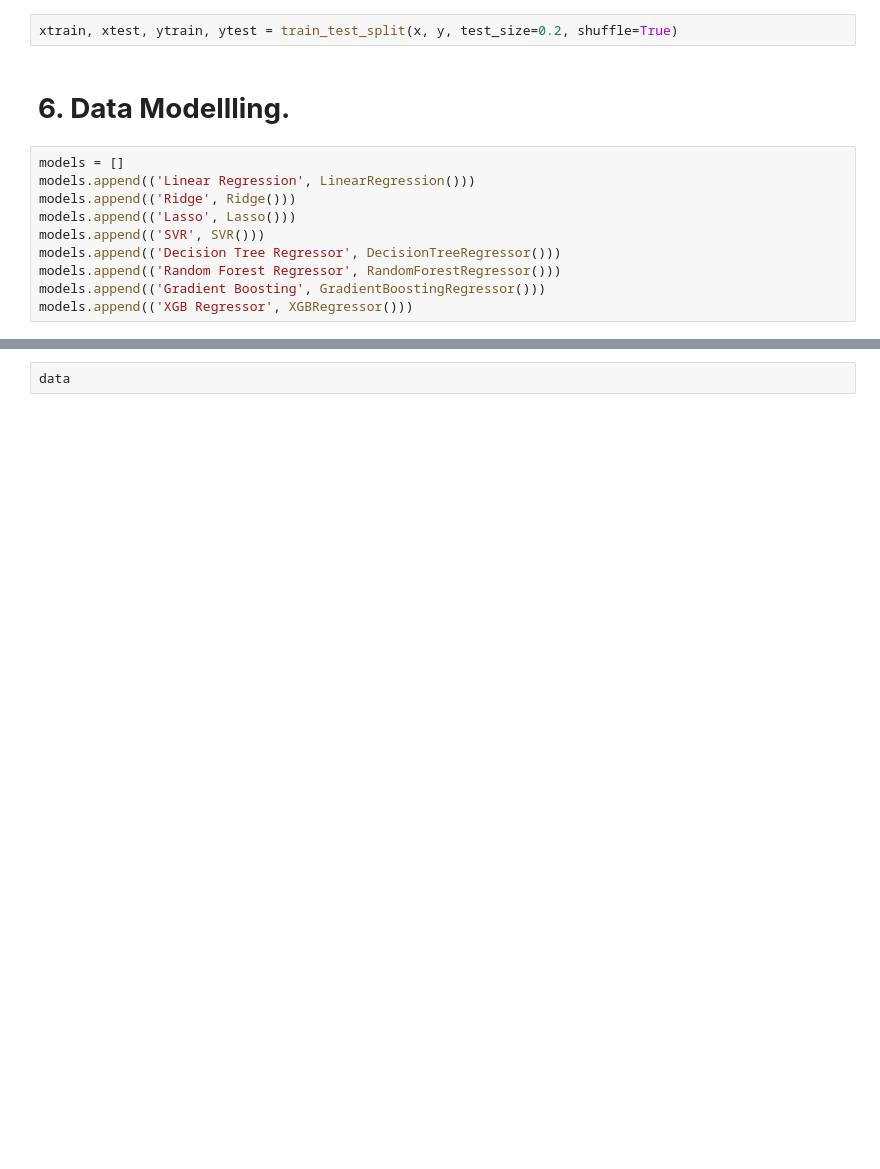
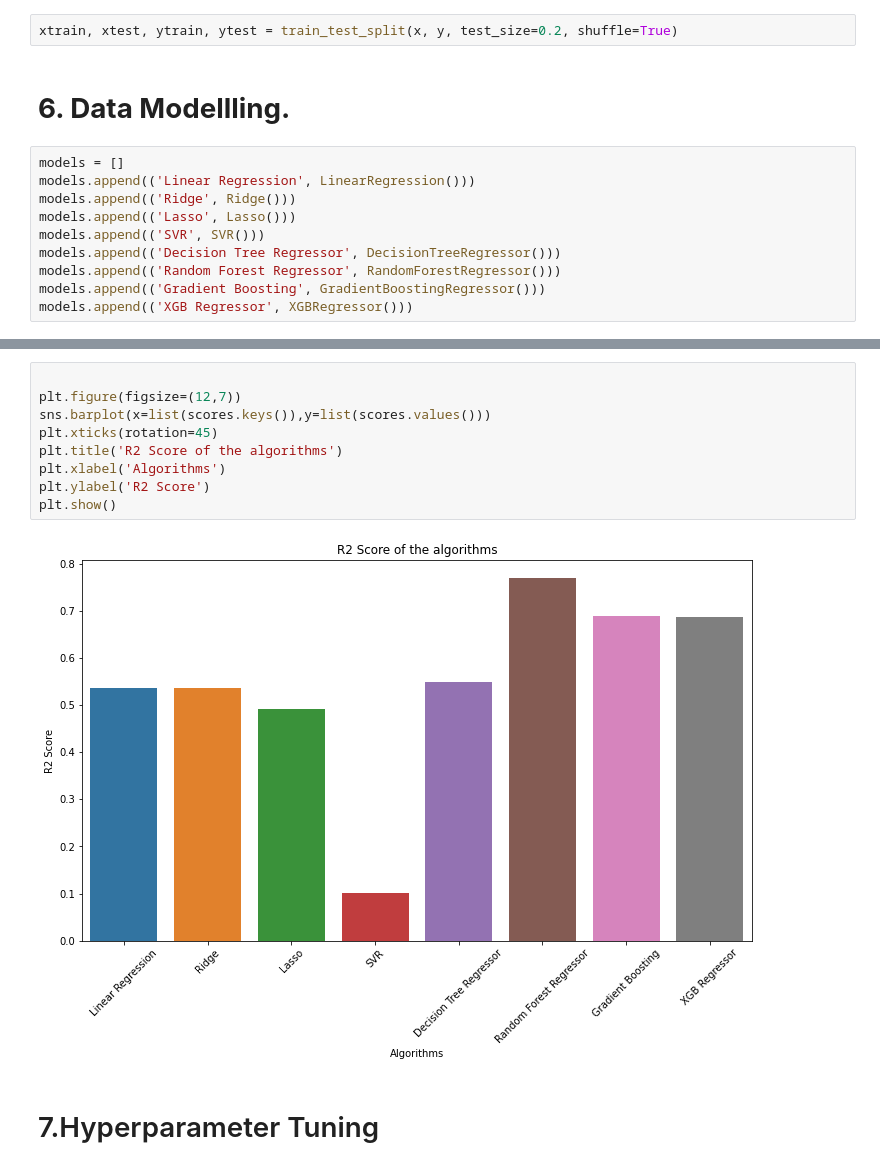
Before and after one commit to jhaRahul2102/Seoul-Bike-Sharing-Prediction, a Jupyter notebook: Untitled96.ipynb, the cells around one changed output, grey strips where cells are left out. Cells and saved outputs as stored; diff of their text form; blank space fills up the shorter version.

```diff
--- a/Untitled96.ipynb
+++ b/Untitled96.ipynb
@@ -361,2 +383,13 @@ scores
-# %%
-data
+# %%
+
+plt.figure(figsize=(12,7))
+sns.barplot(x=list(scores.keys()),y=list(scores.values()))
+plt.xticks(rotation=45)
+plt.title('R2 Score of the algorithms')
+plt.xlabel('Algorithms')
+plt.ylabel('R2 Score')
+plt.show()
+# %% [output]
+[figure, added]
+# %% [markdown]
+# 7.Hyperparameter Tuning
```
Also changed, not shown: parts of 14 cells of this notebook.
